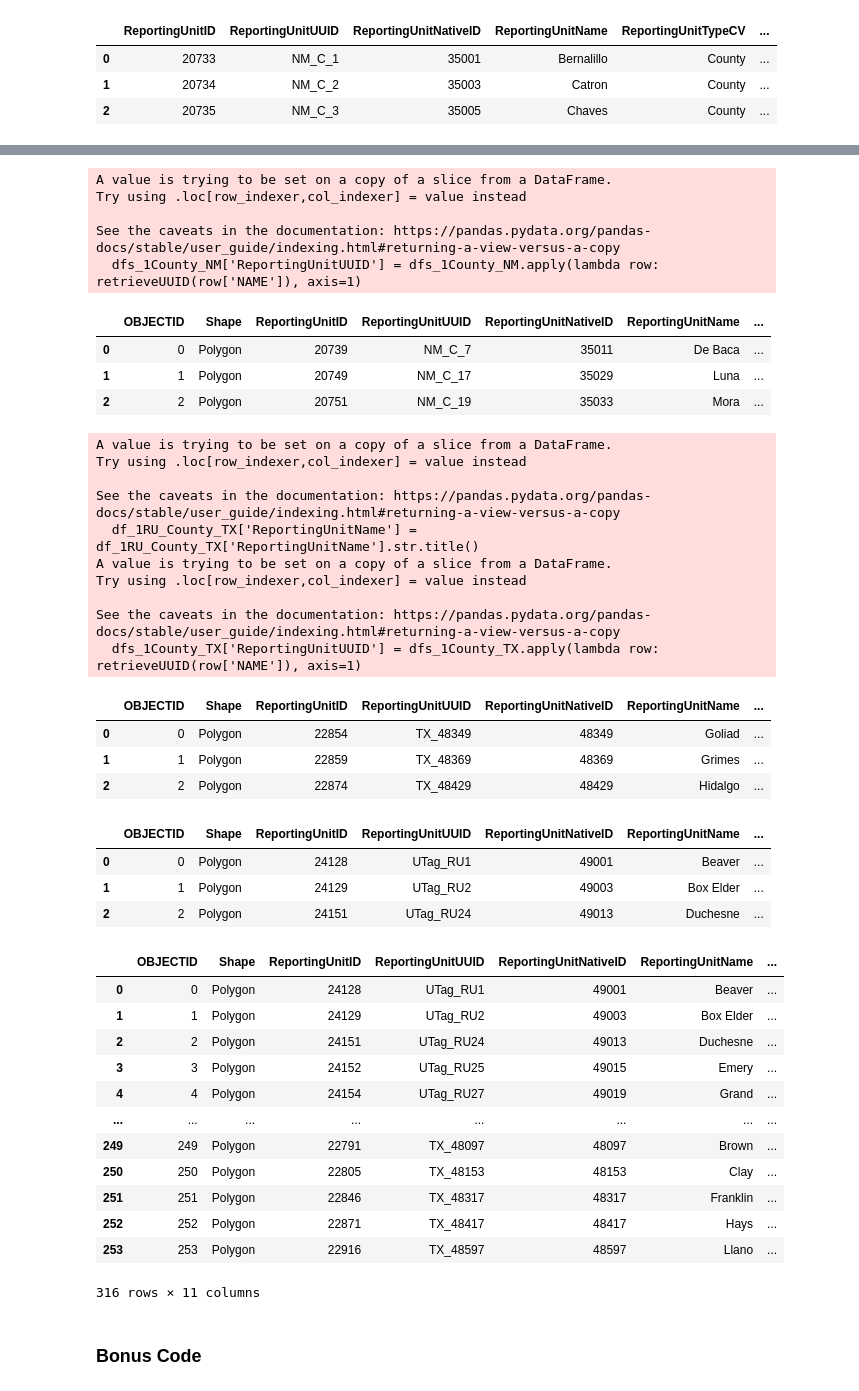
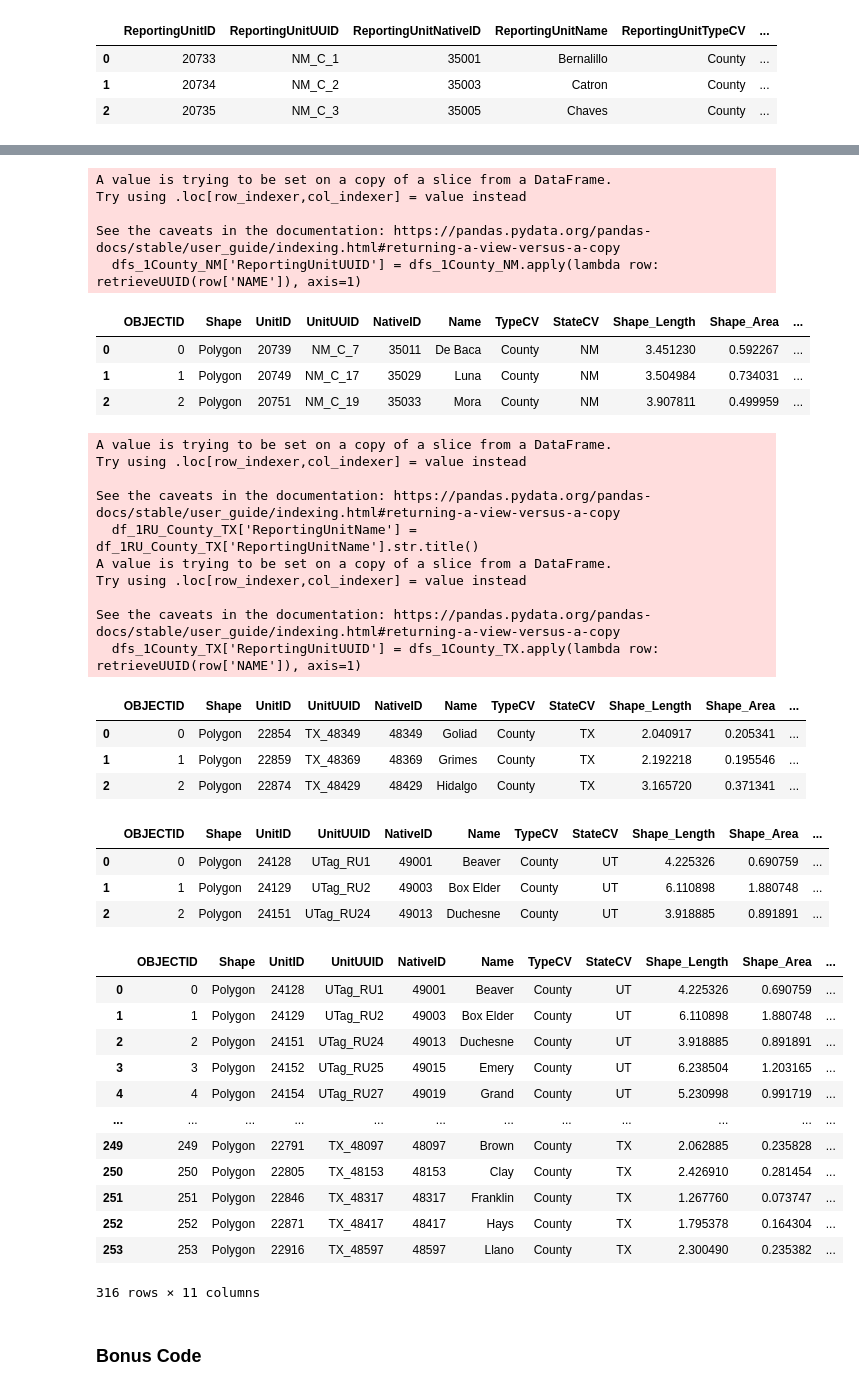
Before and after one commit to WSWCWaterDataExchange/WaDE2.0Apps, a Jupyter notebook: CreateAppShapefiles/App2ShapeFiles_County.ipynb, the cells around one changed output, grey strips where cells are left out. Saved outputs shown, nothing was run; the diff lists cells and outputs as text; code cells hidden in the pictures.

```diff
--- a/CreateAppShapefiles/App2ShapeFiles_County.ipynb
+++ b/CreateAppShapefiles/App2ShapeFiles_County.ipynb
@@ -70,11 +70,11 @@ dfs_1County_UT = pd.merge(dfs_1County_UT, df_1RU_County_UT, left_on='ReportingUn
 dfs_2County_UT = pd.DataFrame() #empty dataframe
 dfs_2County_UT['OBJECTID'] = dfs_1County_UT.index
 dfs_2County_UT['Shape'] = 'Polygon'
-dfs_2County_UT['ReportingUnitID'] = dfs_1County_UT['ReportingUnitID']
-dfs_2County_UT['ReportingUnitUUID'] = dfs_1County_UT['ReportingUnitUUID']
-dfs_2County_UT['ReportingUnitNativeID'] = dfs_1County_UT['ReportingUnitNativeID']
-dfs_2County_UT['ReportingUnitName'] = dfs_1County_UT['ReportingUnitName']
-dfs_2County_UT['ReportingUnitTypeCV'] = dfs_1County_UT['ReportingUnitTypeCV']
+dfs_2County_UT['UnitID'] = dfs_1County_UT['ReportingUnitID']
+dfs_2County_UT['UnitUUID'] = dfs_1County_UT['ReportingUnitUUID']
+dfs_2County_UT['NativeID'] = dfs_1County_UT['ReportingUnitNativeID']
+dfs_2County_UT['Name'] = dfs_1County_UT['ReportingUnitName']
+dfs_2County_UT['TypeCV'] = dfs_1County_UT['ReportingUnitTypeCV']
 dfs_2County_UT['StateCV'] = dfs_1County_UT['StateCV_y']
 dfs_2County_UT['Shape_Length'] = dfs_1County_UT['Shape_Leng']
 dfs_2County_UT['Shape_Area'] = dfs_1County_UT['Shape_Area']
@@ -122,11 +122,11 @@ dfs_1County_NM = pd.merge(dfs_1County_NM, df_1RU_County_NM, left_on='ReportingUn
 dfs_2County_NM = pd.DataFrame() #empty dataframe
 dfs_2County_NM['OBJECTID'] = dfs_1County_NM.index
 dfs_2County_NM['Shape'] = 'Polygon'
-dfs_2County_NM['ReportingUnitID'] = dfs_1County_NM['ReportingUnitID']
-dfs_2County_NM['ReportingUnitUUID'] = dfs_1County_NM['ReportingUnitUUID']
-dfs_2County_NM['ReportingUnitNativeID'] = dfs_1County_NM['ReportingUnitNativeID']
-dfs_2County_NM['ReportingUnitName'] = dfs_1County_NM['ReportingUnitName']
-dfs_2County_NM['ReportingUnitTypeCV'] = dfs_1County_NM['ReportingUnitTypeCV']
+dfs_2County_NM['UnitID'] = dfs_1County_NM['ReportingUnitID']
+dfs_2County_NM['UnitUUID'] = dfs_1County_NM['ReportingUnitUUID']
+dfs_2County_NM['NativeID'] = dfs_1County_NM['ReportingUnitNativeID']
+dfs_2County_NM['Name'] = dfs_1County_NM['ReportingUnitName']
+dfs_2County_NM['TypeCV'] = dfs_1County_NM['ReportingUnitTypeCV']
 dfs_2County_NM['StateCV'] = dfs_1County_NM['StateCV_y']
 dfs_2County_NM['Shape_Length'] = dfs_1County_NM['Shape_Leng']
 dfs_2County_NM['Shape_Area'] = dfs_1County_NM['Shape_Area']
@@ -140,10 +140,10 @@ Try using .loc[row_indexer,col_indexer] = value instead
 
 See the caveats in the documentation: https://pandas.pydata.org/pandas-docs/stable/user_guide/indexing.html#returning-a-view-versus-a-copy
   dfs_1County_NM['ReportingUnitUUID'] = dfs_1County_NM.apply(lambda row: retrieveUUID(row['NAME']), axis=1)
-|  | OBJECTID | Shape | ReportingUnitID | ReportingUnitUUID | ReportingUnitNativeID | ReportingUnitName | ... |
-| 0 | 0 | Polygon | 20739 | NM_C_7 | 35011 | De Baca | ... |
-| 1 | 1 | Polygon | 20749 | NM_C_17 | 35029 | Luna | ... |
-| 2 | 2 | Polygon | 20751 | NM_C_19 | 35033 | Mora | ... |
+|  | OBJECTID | Shape | UnitID | UnitUUID | NativeID | Name | TypeCV | StateCV | Shape_Length | Shape_Area | ... |
+| 0 | 0 | Polygon | 20739 | NM_C_7 | 35011 | De Baca | County | NM | 3.451230 | 0.592267 | ... |
+| 1 | 1 | Polygon | 20749 | NM_C_17 | 35029 | Luna | County | NM | 3.504984 | 0.734031 | ... |
+| 2 | 2 | Polygon | 20751 | NM_C_19 | 35033 | Mora | County | NM | 3.907811 | 0.499959 | ... |
 # %%
 # County
 # State: Texas
@@ -176,11 +176,11 @@ dfs_1County_TX = pd.merge(dfs_1County_TX, df_1RU_County_TX, left_on='ReportingUn
 dfs_2County_TX = pd.DataFrame() #empty dataframe
 dfs_2County_TX['OBJECTID'] = dfs_1County_TX.index
 dfs_2County_TX['Shape'] = 'Polygon'
-dfs_2County_TX['ReportingUnitID'] = dfs_1County_TX['ReportingUnitID']
-dfs_2County_TX['ReportingUnitUUID'] = dfs_1County_TX['ReportingUnitUUID']
-dfs_2County_TX['ReportingUnitNativeID'] = dfs_1County_TX['ReportingUnitNativeID']
-dfs_2County_TX['ReportingUnitName'] = dfs_1County_TX['ReportingUnitName']
-dfs_2County_TX['ReportingUnitTypeCV'] = dfs_1County_TX['ReportingUnitTypeCV']
+dfs_2County_TX['UnitID'] = dfs_1County_TX['ReportingUnitID']
+dfs_2County_TX['UnitUUID'] = dfs_1County_TX['ReportingUnitUUID']
+dfs_2County_TX['NativeID'] = dfs_1County_TX['ReportingUnitNativeID']
+dfs_2County_TX['Name'] = dfs_1County_TX['ReportingUnitName']
+dfs_2County_TX['TypeCV'] = dfs_1County_TX['ReportingUnitTypeCV']
 dfs_2County_TX['StateCV'] = dfs_1County_TX['StateCV_y']
 dfs_2County_TX['Shape_Length'] = dfs_1County_TX['Shape_Leng']
 dfs_2County_TX['Shape_Area'] = dfs_1County_TX['Shape_Area']
@@ -199,37 +199,37 @@ Try using .loc[row_indexer,col_indexer] = value instead
 
 See the caveats in the documentation: https://pandas.pydata.org/pandas-docs/stable/user_guide/indexing.html#returning-a-view-versus-a-copy
   dfs_1County_TX['ReportingUnitUUID'] = dfs_1County_TX.apply(lambda row: retrieveUUID(row['NAME']), axis=1)
-|  | OBJECTID | Shape | ReportingUnitID | ReportingUnitUUID | ReportingUnitNativeID | ReportingUnitName | ... |
-| 0 | 0 | Polygon | 22854 | TX_48349 | 48349 | Goliad | ... |
-| 1 | 1 | Polygon | 22859 | TX_48369 | 48369 | Grimes | ... |
-| 2 | 2 | Polygon | 22874 | TX_48429 | 48429 | Hidalgo | ... |
+|  | OBJECTID | Shape | UnitID | UnitUUID | NativeID | Name | TypeCV | StateCV | Shape_Length | Shape_Area | ... |
+| 0 | 0 | Polygon | 22854 | TX_48349 | 48349 | Goliad | County | TX | 2.040917 | 0.205341 | ... |
+| 1 | 1 | Polygon | 22859 | TX_48369 | 48369 | Grimes | County | TX | 2.192218 | 0.195546 | ... |
+| 2 | 2 | Polygon | 22874 | TX_48429 | 48429 | Hidalgo | County | TX | 3.165720 | 0.371341 | ... |
 # %%
 # Merge dataframes
 frames = [dfs_2County_UT, dfs_2County_NM, dfs_2County_TX]
 outdf = pd.concat(frames)
 outdf.head(3)
 # %% [output]
-|  | OBJECTID | Shape | ReportingUnitID | ReportingUnitUUID | ReportingUnitNativeID | ReportingUnitName | ... |
-| 0 | 0 | Polygon | 24128 | UTag_RU1 | 49001 | Beaver | ... |
-| 1 | 1 | Polygon | 24129 | UTag_RU2 | 49003 | Box Elder | ... |
-| 2 | 2 | Polygon | 24151 | UTag_RU24 | 49013 | Duchesne | ... |
+|  | OBJECTID | Shape | UnitID | UnitUUID | NativeID | Name | TypeCV | StateCV | Shape_Length | Shape_Area | ... |
+| 0 | 0 | Polygon | 24128 | UTag_RU1 | 49001 | Beaver | County | UT | 4.225326 | 0.690759 | ... |
+| 1 | 1 | Polygon | 24129 | UTag_RU2 | 49003 | Box Elder | County | UT | 6.110898 | 1.880748 | ... |
+| 2 | 2 | Polygon | 24151 | UTag_RU24 | 49013 | Duchesne | County | UT | 3.918885 | 0.891891 | ... |
 # %%
 # drop NA rows
-outdf = outdf.dropna(subset=['ReportingUnitID'])
+outdf = outdf.dropna(subset=['UnitID'])
 outdf
 # %% [output]
-|  | OBJECTID | Shape | ReportingUnitID | ReportingUnitUUID | ReportingUnitNativeID | ReportingUnitName | ... |
-| 0 | 0 | Polygon | 24128 | UTag_RU1 | 49001 | Beaver | ... |
-| 1 | 1 | Polygon | 24129 | UTag_RU2 | 49003 | Box Elder | ... |
-| 2 | 2 | Polygon | 24151 | UTag_RU24 | 49013 | Duchesne | ... |
-| 3 | 3 | Polygon | 24152 | UTag_RU25 | 49015 | Emery | ... |
-| 4 | 4 | Polygon | 24154 | UTag_RU27 | 49019 | Grand | ... |
-| ... | ... | ... | ... | ... | ... | ... | ... |
-| 249 | 249 | Polygon | 22791 | TX_48097 | 48097 | Brown | ... |
-| 250 | 250 | Polygon | 22805 | TX_48153 | 48153 | Clay | ... |
-| 251 | 251 | Polygon | 22846 | TX_48317 | 48317 | Franklin | ... |
-| 252 | 252 | Polygon | 22871 | TX_48417 | 48417 | Hays | ... |
-| 253 | 253 | Polygon | 22916 | TX_48597 | 48597 | Llano | ... |
+|  | OBJECTID | Shape | UnitID | UnitUUID | NativeID | Name | TypeCV | StateCV | Shape_Length | Shape_Area | ... |
+| 0 | 0 | Polygon | 24128 | UTag_RU1 | 49001 | Beaver | County | UT | 4.225326 | 0.690759 | ... |
+| 1 | 1 | Polygon | 24129 | UTag_RU2 | 49003 | Box Elder | County | UT | 6.110898 | 1.880748 | ... |
+| 2 | 2 | Polygon | 24151 | UTag_RU24 | 49013 | Duchesne | County | UT | 3.918885 | 0.891891 | ... |
+| 3 | 3 | Polygon | 24152 | UTag_RU25 | 49015 | Emery | County | UT | 6.238504 | 1.203165 | ... |
+| 4 | 4 | Polygon | 24154 | UTag_RU27 | 49019 | Grand | County | UT | 5.230998 | 0.991719 | ... |
+| ... | ... | ... | ... | ... | ... | ... | ... | ... | ... | ... | ... |
+| 249 | 249 | Polygon | 22791 | TX_48097 | 48097 | Brown | County | TX | 2.062885 | 0.235828 | ... |
+| 250 | 250 | Polygon | 22805 | TX_48153 | 48153 | Clay | County | TX | 2.426910 | 0.281454 | ... |
+| 251 | 251 | Polygon | 22846 | TX_48317 | 48317 | Franklin | County | TX | 1.267760 | 0.073747 | ... |
+| 252 | 252 | Polygon | 22871 | TX_48417 | 48417 | Hays | County | TX | 1.795378 | 0.164304 | ... |
+| 253 | 253 | Polygon | 22916 | TX_48597 | 48597 | Llano | County | TX | 2.300490 | 0.235382 | ... |
 316 rows × 11 columns
 # %%
 # Export the dataframe to a shapefile.
```
Also changed, not shown: parts of 1 cell of this notebook, 8 other files.
